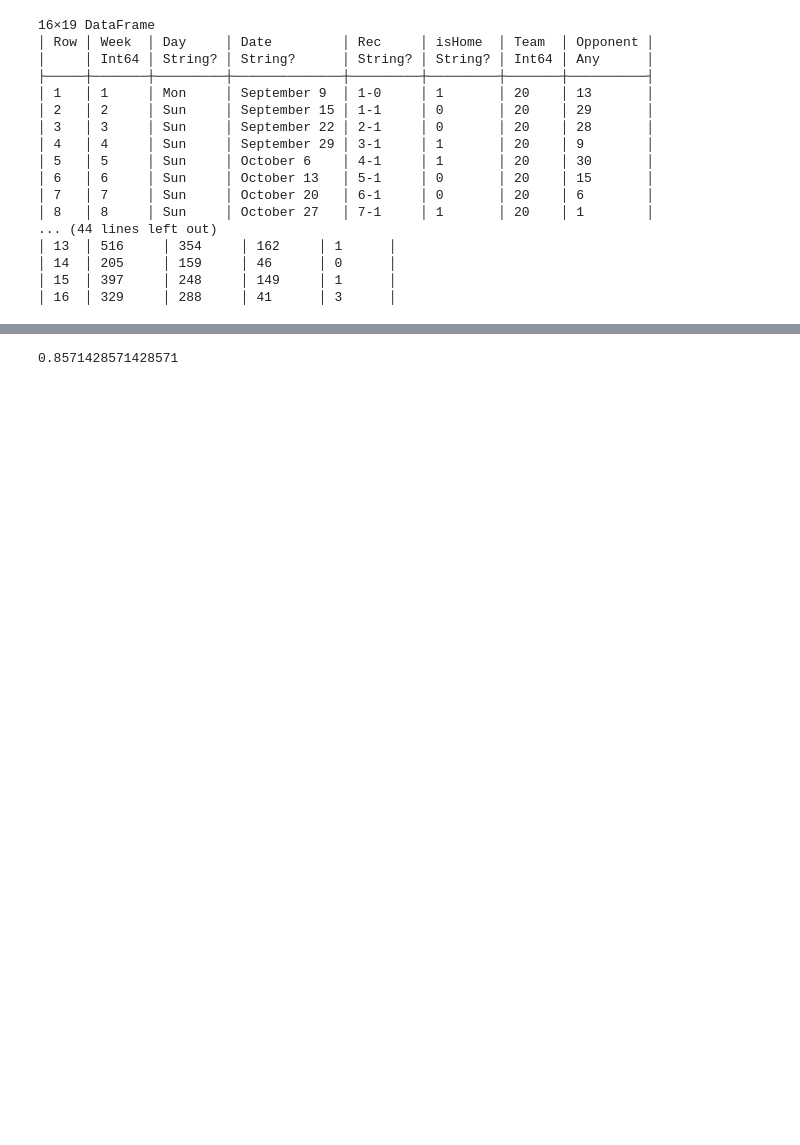
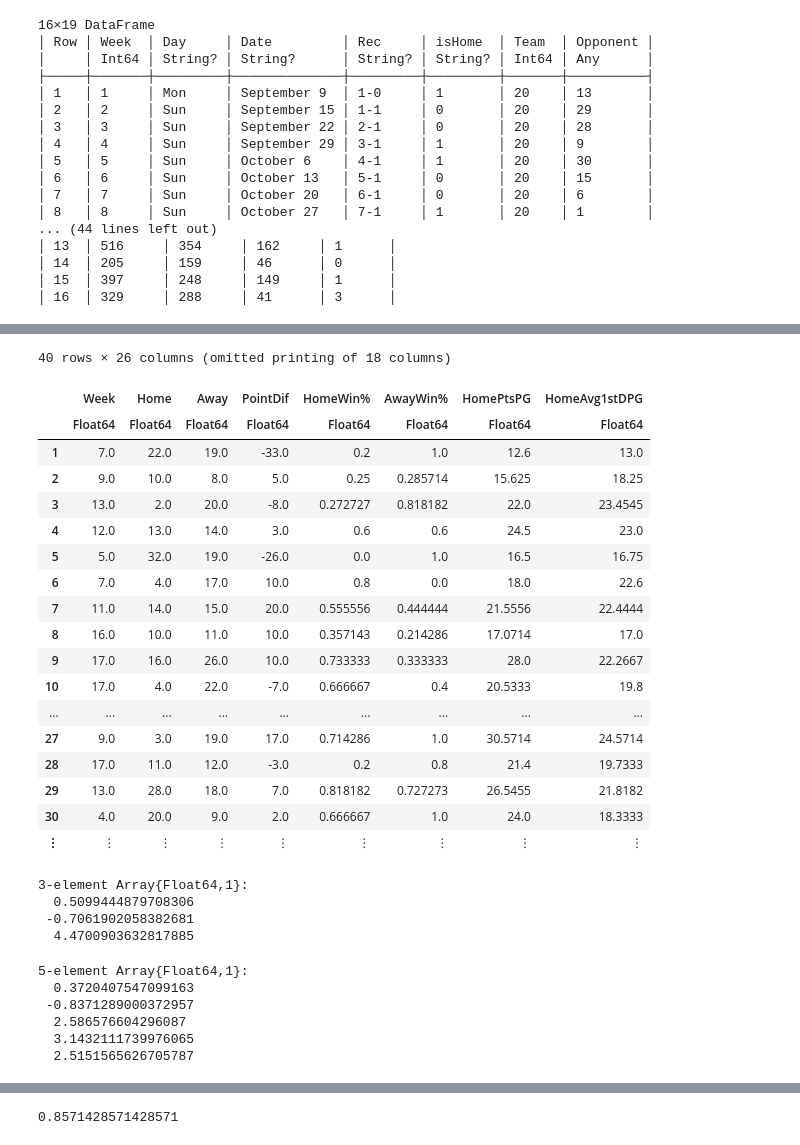
Before and after one commit to mnercessian/ORIE4741proj, a Jupyter notebook: Predicting NFL Game Outcomes.ipynb, the cells around one changed output, grey strips where cells are left out. Saved outputs shown, nothing was run; the diff lists cells and outputs as text; code cells hidden in the pictures; blank space fills up the shorter version.

Commit message:
Performed some preliminary analysis with least squares regression using simple combinations of features.

```diff
--- a/Predicting NFL Game Outcomes.ipynb
+++ b/Predicting NFL Game Outcomes.ipynb
@@ -235,0 +369,54 @@ final_home_only = filter(row -> row[:isHome] == "1", final);
+# %%
+#take random 200 rows as train, 40 as test
+#not split on week-by-week basis, due to possible differences in the affects of data on outcome in later weeks
+Random.seed!(3) #gets same split every time
+predict = predict[shuffle(1:end), :]
+train = predict[1:200,:]
+test = predict[201:end,:]
+#train = predict[predict[:Week] .<= 10]
+# %% [output]
+40 rows × 26 columns (omitted printing of 18 columns)
+|  | Week | Home | Away | PointDif | HomeWin% | AwayWin% | HomePtsPG | HomeAvg1stDPG |
+|  | Float64 | Float64 | Float64 | Float64 | Float64 | Float64 | Float64 | Float64 |
+| 1 | 7.0 | 22.0 | 19.0 | -33.0 | 0.2 | 1.0 | 12.6 | 13.0 |
+| 2 | 9.0 | 10.0 | 8.0 | 5.0 | 0.25 | 0.285714 | 15.625 | 18.25 |
+| 3 | 13.0 | 2.0 | 20.0 | -8.0 | 0.272727 | 0.818182 | 22.0 | 23.4545 |
+| 4 | 12.0 | 13.0 | 14.0 | 3.0 | 0.6 | 0.6 | 24.5 | 23.0 |
+| 5 | 5.0 | 32.0 | 19.0 | -26.0 | 0.0 | 1.0 | 16.5 | 16.75 |
+| 6 | 7.0 | 4.0 | 17.0 | 10.0 | 0.8 | 0.0 | 18.0 | 22.6 |
+| 7 | 11.0 | 14.0 | 15.0 | 20.0 | 0.555556 | 0.444444 | 21.5556 | 22.4444 |
+| 8 | 16.0 | 10.0 | 11.0 | 10.0 | 0.357143 | 0.214286 | 17.0714 | 17.0 |
+| 9 | 17.0 | 16.0 | 26.0 | 10.0 | 0.733333 | 0.333333 | 28.0 | 22.2667 |
+| 10 | 17.0 | 4.0 | 22.0 | -7.0 | 0.666667 | 0.4 | 20.5333 | 19.8 |
+| ... | ... | ... | ... | ... | ... | ... | ... | ... |
+| 27 | 9.0 | 3.0 | 19.0 | 17.0 | 0.714286 | 1.0 | 30.5714 | 24.5714 |
+| 28 | 17.0 | 11.0 | 12.0 | -3.0 | 0.2 | 0.8 | 21.4 | 19.7333 |
+| 29 | 13.0 | 28.0 | 18.0 | 7.0 | 0.818182 | 0.727273 | 26.5455 | 21.8182 |
+| 30 | 4.0 | 20.0 | 9.0 | 2.0 | 0.666667 | 1.0 | 24.0 | 18.3333 |
+| ⋮ | ⋮ | ⋮ | ⋮ | ⋮ | ⋮ | ⋮ | ⋮ | ⋮ |
+# %%
+#regression on ppg
+train_x_ppg = hcat(train[:HomePtsPG], train[:AwayPtsPG], ones(size(train)[1]))
+train_y_ppg = train[:PointDif]
+test_x_ppg = hcat(test[:HomePtsPG], test[:AwayPtsPG], ones(size(test)[1]))
+test_y_ppg = test[:PointDif]
+w_ppg = train_x_ppg \ train_y_ppg
+# %% [output]
+3-element Array{Float64,1}:
+  0.5099444879708306
+ -0.7061902058382681
+  4.4700903632817885
+# %%
+#regression on ppg and takeaways
+train_x_small = hcat(train[:HomePtsPG], train[:AwayPtsPG], train[:HomeTakeawaysPG], train[:AwayTakeawaysPG], ones(size(train)[1]))
+train_y_small = train[:PointDif]
+test_x_small = hcat(test[:HomePtsPG], test[:AwayPtsPG], test[:HomeTakeawaysPG], test[:AwayTakeawaysPG], ones(size(test)[1]))
+test_y_small = test[:PointDif]
+w_small = train_x_small \ train_y_small
+# %% [output]
+5-element Array{Float64,1}:
+  0.3720407547099163
+ -0.8371289000372957
+  2.586576604296087
+  3.1432111739976065
+  2.5151565626705787
```
Also changed, not shown: parts of 26 cells of this notebook.
